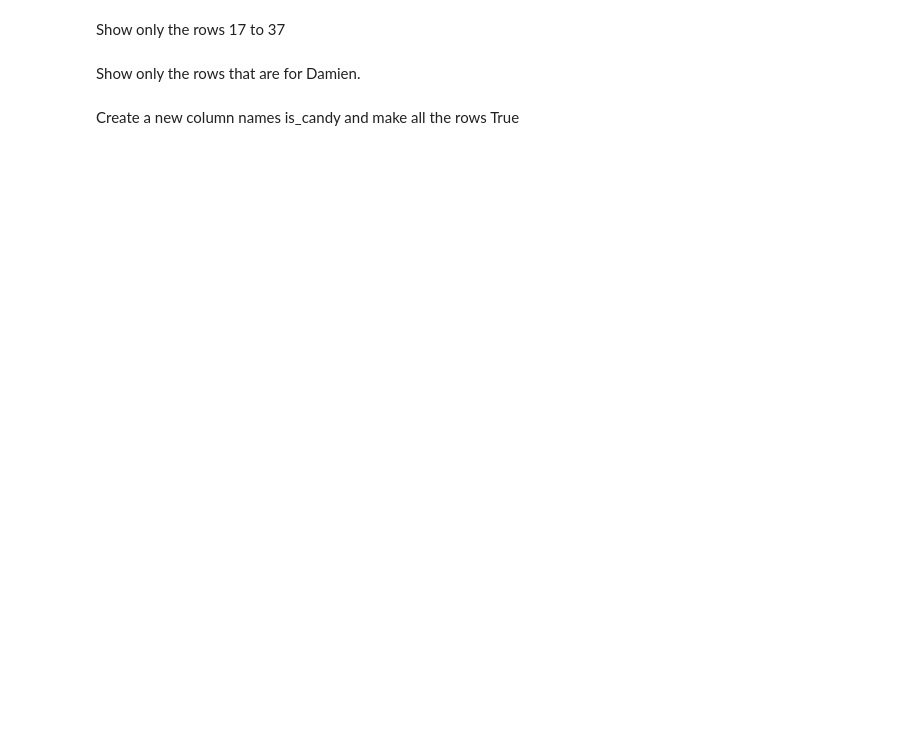
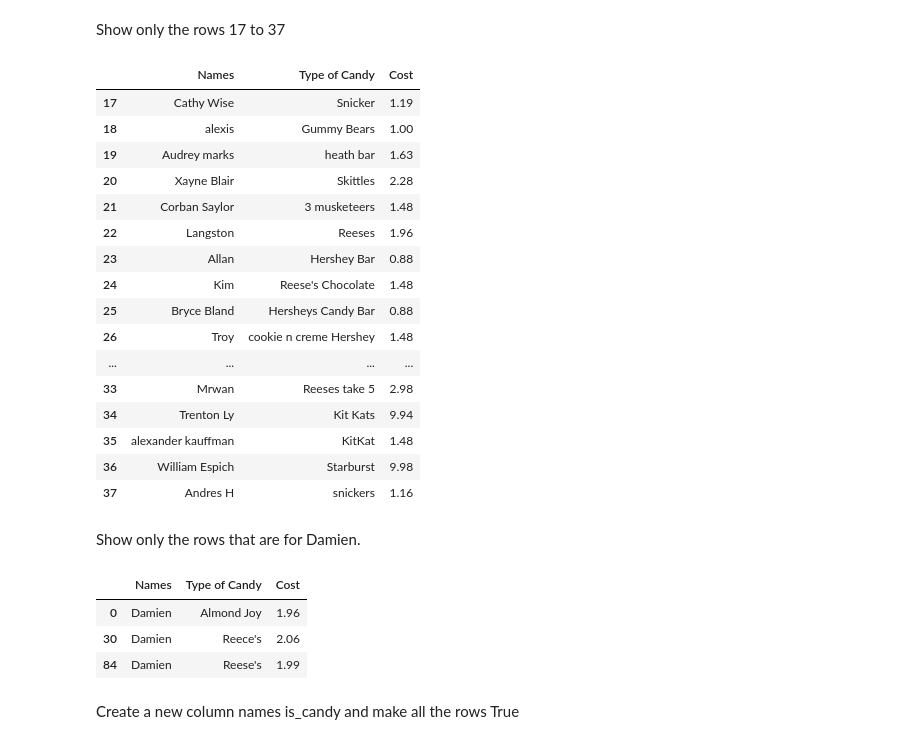
Before and after one commit to HaydnGable/Python-Programs, a Jupyter notebook: Pandas/Pandas_lecture_Activity.ipynb, the cells around one changed output. Drawn from its saved outputs; the diff is of its cells as text; code cells hidden in the pictures; blank space fills up the shorter version.

```diff
--- a/Pandas/Pandas_lecture_Activity.ipynb
+++ b/Pandas/Pandas_lecture_Activity.ipynb
@@ -30,6 +172,33 @@ Show me only the rows that are under $1.00
 # %% [markdown]
 Show only the rows 17 to 37
+# %%
+df.iloc[17:38]
+# %% [output]
+|  | Names | Type of Candy | Cost |
+| 17 | Cathy Wise | Snicker | 1.19 |
+| 18 | alexis | Gummy Bears | 1.00 |
+| 19 | Audrey marks | heath bar | 1.63 |
+| 20 | Xayne Blair | Skittles | 2.28 |
+| 21 | Corban Saylor | 3 musketeers | 1.48 |
+| 22 | Langston | Reeses | 1.96 |
+| 23 | Allan | Hershey Bar | 0.88 |
+| 24 | Kim | Reese's Chocolate | 1.48 |
+| 25 | Bryce Bland | Hersheys Candy Bar | 0.88 |
+| 26 | Troy | cookie n creme Hershey | 1.48 |
+| ... | ... | ... | ... |
+| 33 | Mrwan | Reeses take 5 | 2.98 |
+| 34 | Trenton Ly | Kit Kats | 9.94 |
+| 35 | alexander kauffman | KitKat | 1.48 |
+| 36 | William Espich | Starburst | 9.98 |
+| 37 | Andres H | snickers | 1.16 |
 # %% [markdown]
 Show only the rows that are for Damien.
+# %%
+df[df["Names"] == "Damien"]
+# %% [output]
+|  | Names | Type of Candy | Cost |
+| 0 | Damien | Almond Joy | 1.96 |
+| 30 | Damien | Reece's | 2.06 |
+| 84 | Damien | Reese's | 1.99 |
 # %% [markdown]
 Create a new column names is_candy and make all the rows True
```
Also changed, not shown: parts of 21 cells of this notebook, 4 other files.
